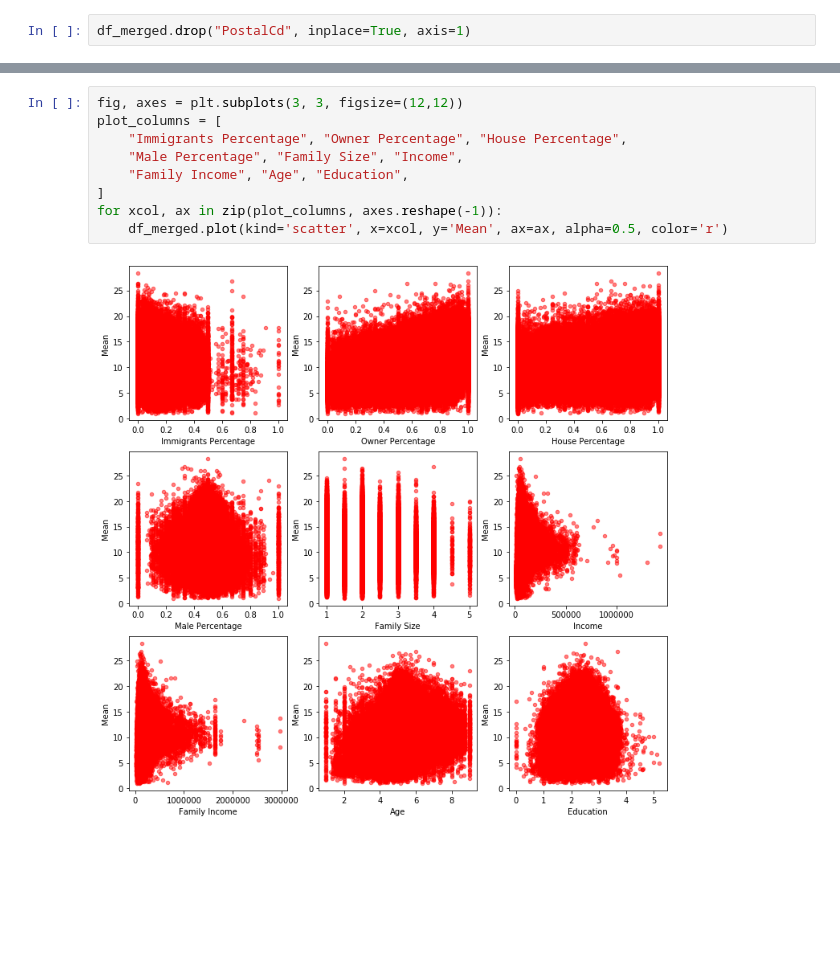
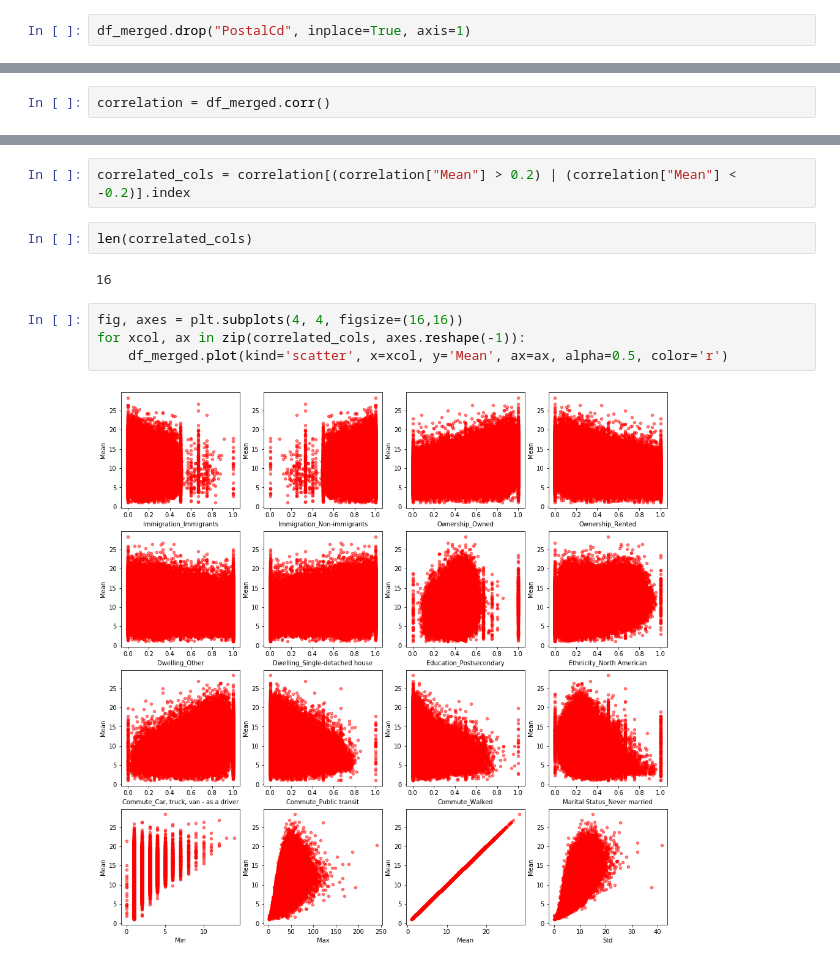
Before and after one commit to superyang713/Synthetic_Data_Generation, a Jupyter notebook: analysis.ipynb, the cells around one changed output, grey strips where cells are left out. Cells and saved outputs as stored; diff of their text form; blank space fills up the shorter version.

```diff
--- a/analysis.ipynb
+++ b/analysis.ipynb
@@ -104,0 +71,2 @@ df_merged.head()
+# %%
+correlation = df_merged.corr()
@@ -105,11 +93,12 @@ df_merged.head()
+# %%
+correlated_cols = correlation[(correlation["Mean"] > 0.2) | (correlation["Mean"] < -0.2)].index
+# %%
+len(correlated_cols)
+# %% [output]
+16
 # %%
-fig, axes = plt.subplots(3, 3, figsize=(12,12))
-plot_columns = [
-    "Immigrants Percentage", "Owner Percentage", "House Percentage",
-    "Male Percentage", "Family Size", "Income",
-    "Family Income", "Age", "Education",
-]
-for xcol, ax in zip(plot_columns, axes.reshape(-1)):
+fig, axes = plt.subplots(4, 4, figsize=(16,16))
+for xcol, ax in zip(correlated_cols, axes.reshape(-1)):
     df_merged.plot(kind='scatter', x=xcol, y='Mean', ax=ax, alpha=0.5, color='r')
 # %% [output]
-[figure, old version]
+[figure, new version]
```
Also changed, not shown: parts of 7 cells of this notebook.
